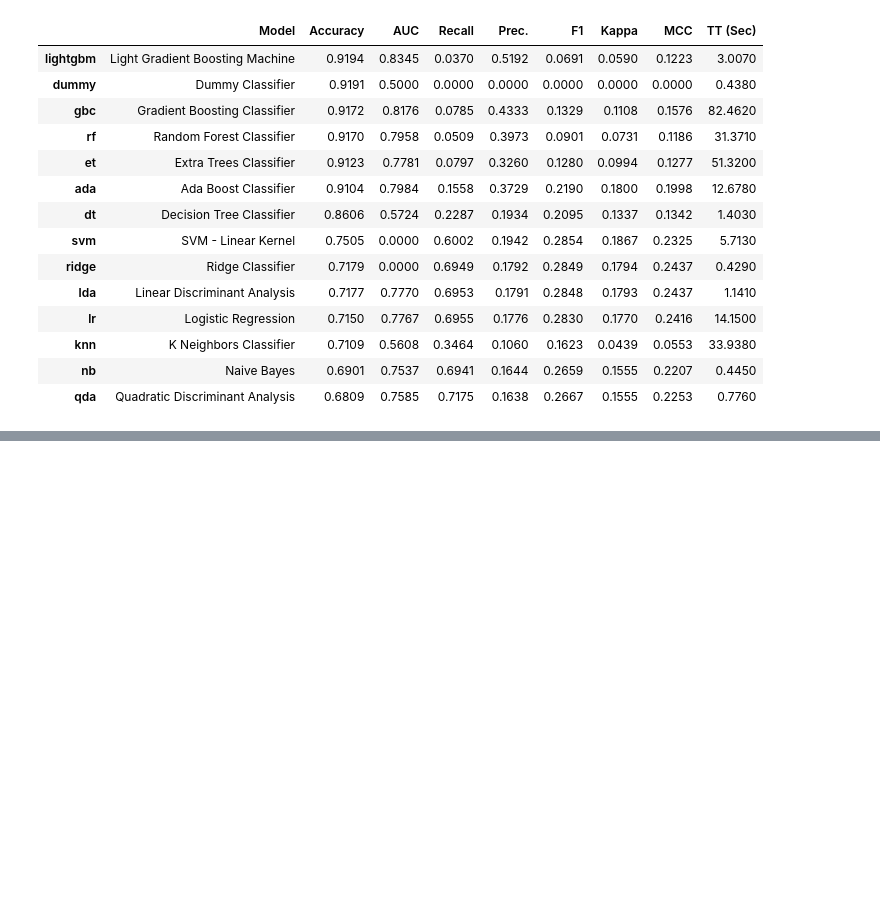
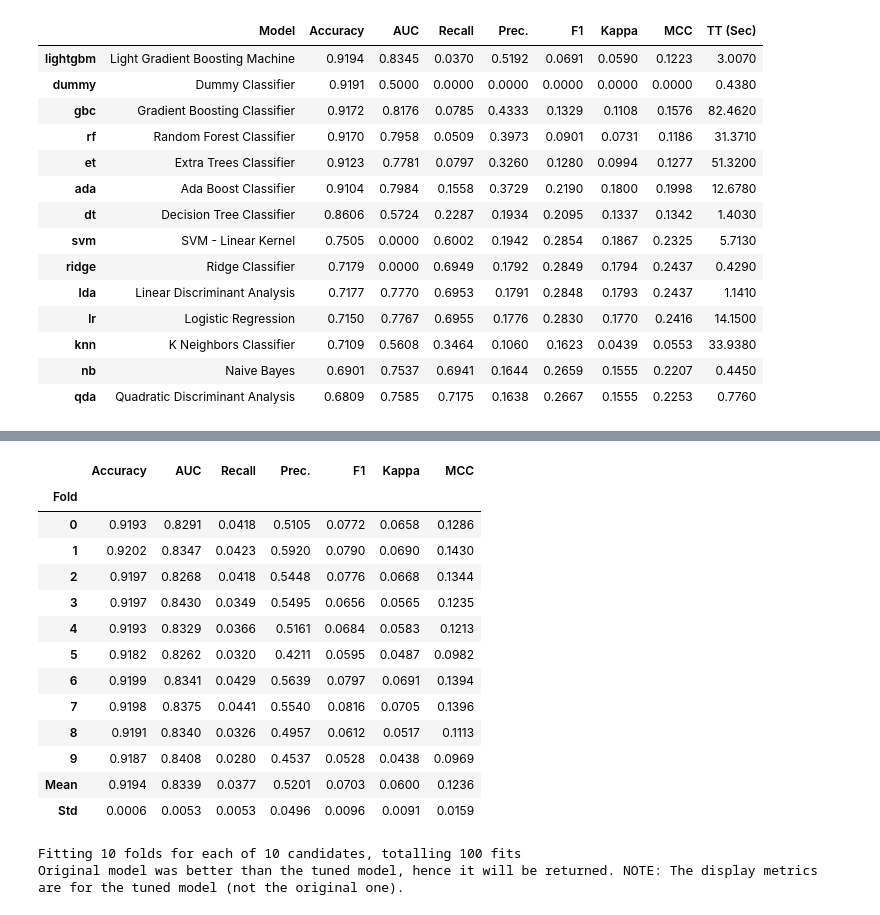
Before and after one commit to Swapsmahale/CardioVascular, a Jupyter notebook: CardioVascularCode.ipynb, the cells around one changed output, grey strips where cells are left out. Saved outputs shown, nothing was run; the diff lists cells and outputs as text; code cells hidden in the pictures; blank space fills up the shorter version.

```diff
--- a/CardioVascularCode.ipynb
+++ b/CardioVascularCode.ipynb
@@ -503,0 +531,3 @@ best_model = compare_models()
+# %%
+tuned_lightgbm=tune_model(lightgbm)
+# %% [output]
@@ -503,0 +535,16 @@ best_model = compare_models()
+|  | Accuracy | AUC | Recall | Prec. | F1 | Kappa | MCC |
+| Fold |  |  |  |  |  |  |  |
+| 0 | 0.9193 | 0.8291 | 0.0418 | 0.5105 | 0.0772 | 0.0658 | 0.1286 |
+| 1 | 0.9202 | 0.8347 | 0.0423 | 0.5920 | 0.0790 | 0.0690 | 0.1430 |
+| 2 | 0.9197 | 0.8268 | 0.0418 | 0.5448 | 0.0776 | 0.0668 | 0.1344 |
+| 3 | 0.9197 | 0.8430 | 0.0349 | 0.5495 | 0.0656 | 0.0565 | 0.1235 |
+| 4 | 0.9193 | 0.8329 | 0.0366 | 0.5161 | 0.0684 | 0.0583 | 0.1213 |
+| 5 | 0.9182 | 0.8262 | 0.0320 | 0.4211 | 0.0595 | 0.0487 | 0.0982 |
+| 6 | 0.9199 | 0.8341 | 0.0429 | 0.5639 | 0.0797 | 0.0691 | 0.1394 |
+| 7 | 0.9198 | 0.8375 | 0.0441 | 0.5540 | 0.0816 | 0.0705 | 0.1396 |
+| 8 | 0.9191 | 0.8340 | 0.0326 | 0.4957 | 0.0612 | 0.0517 | 0.1113 |
+| 9 | 0.9187 | 0.8408 | 0.0280 | 0.4537 | 0.0528 | 0.0438 | 0.0969 |
+| Mean | 0.9194 | 0.8339 | 0.0377 | 0.5201 | 0.0703 | 0.0600 | 0.1236 |
+| Std | 0.0006 | 0.0053 | 0.0053 | 0.0496 | 0.0096 | 0.0091 | 0.0159 |
+Fitting 10 folds for each of 10 candidates, totalling 100 fits
+Original model was better than the tuned model, hence it will be returned. NOTE: The display metrics are for the tuned model (not the original one).
```
Also changed, not shown: parts of 6 cells of this notebook.
